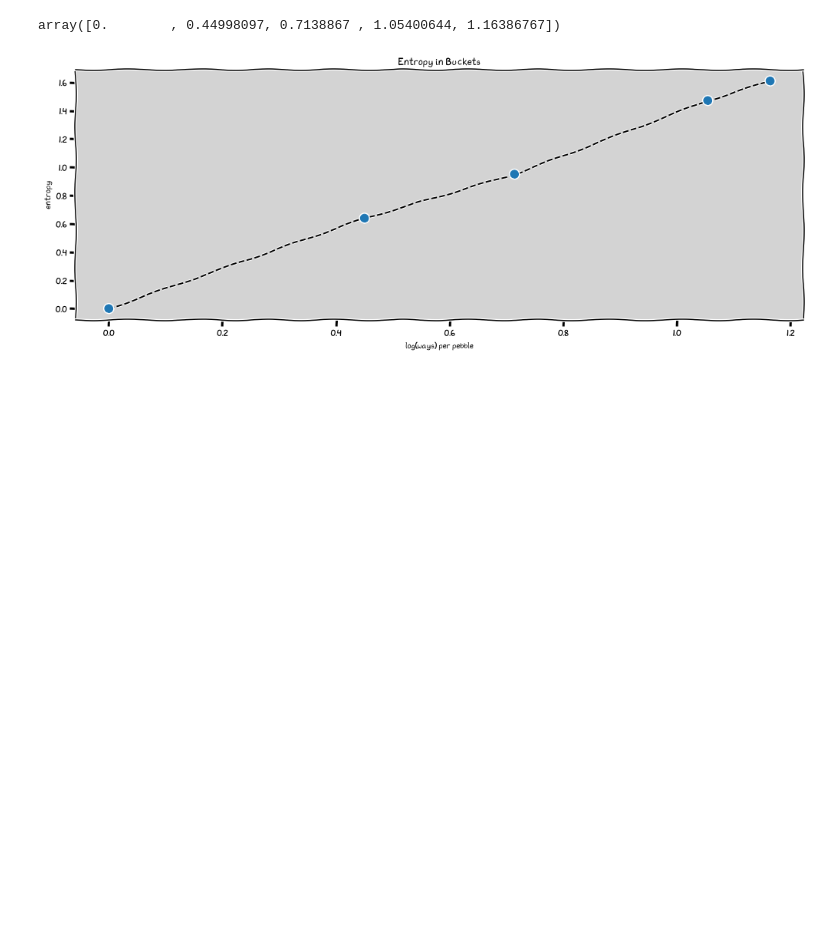
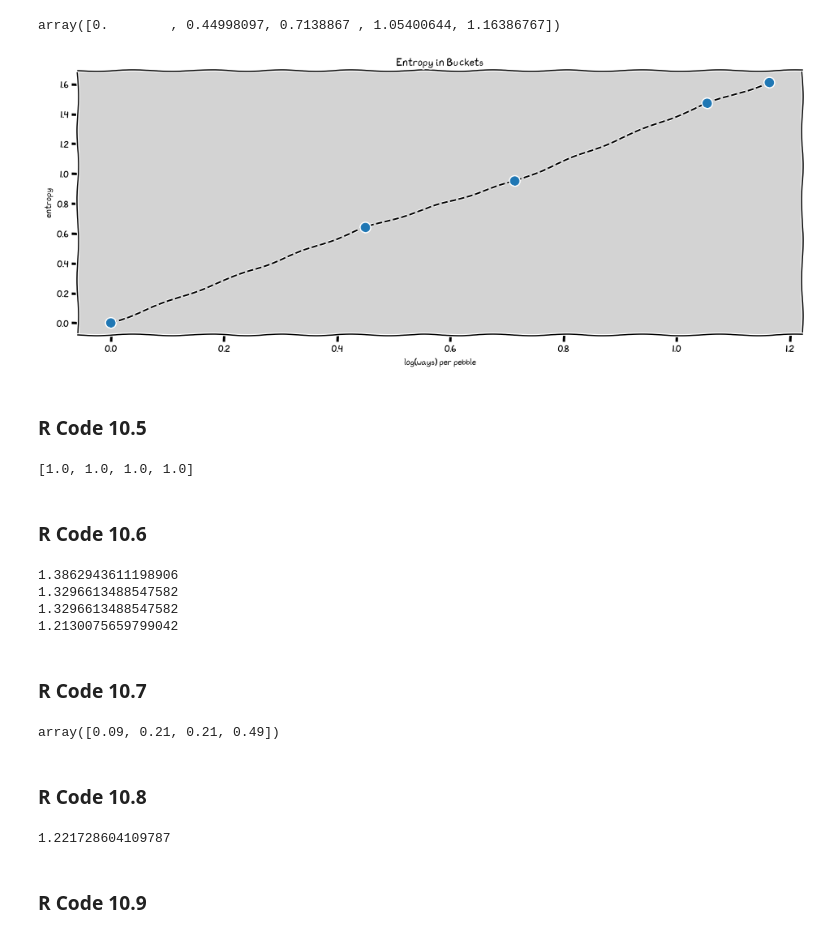
Before and after one commit to rodolphomacedo/statistical_rethinking_pt_BR, a Jupyter notebook: parte_10.ipynb, the cells around one changed output. Saved outputs shown, nothing was run; the diff lists cells and outputs as text; code cells hidden in the pictures; blank space fills up the shorter version.

```diff
--- a/parte_10.ipynb
+++ b/parte_10.ipynb
@@ -112,15 +112,66 @@ logwayspp
 # %% [output]
 array([0.        , 0.44998097, 0.7138867 , 1.05400644, 1.16386767])
 # %%
-plt.figure(figsize=(17, 6))
+plt.figure(figsize=(16, 6))
 
 plt.plot(logwayspp, df_H.T.values, '--', c='black')
 plt.plot(logwayspp, df_H.T.values, 'o', ms=10)
 
 plt.title('Entropy in Buckets')
 plt.xlabel('log(ways) per pebble')
 plt.ylabel('entropy')
 
 plt.show()
 # %% [output]
-[figure, old version]
+[figure, new version]
+# %% [markdown]
+### R Code 10.5
+# %%
+# Build list of canditate distributions
+p = [
+    [1/4, 1/4, 1/4, 1/4],
+    [2/6, 1/6, 1/6, 2/6],
+    [1/6, 2/6, 2/6, 1/6],
+    [1/8, 4/8, 2/8, 1/8],
+]
+
+# Compute the expected values of each
+result = [np.sum(np.multiply(p_i, [0, 1, 1, 2])) for p_i in p]
+result
+# %% [output]
+[1.0, 1.0, 1.0, 1.0]
+# %% [markdown]
+### R Code 10.6
+# %%
+# Compute the entropy of each distribution
+
+for p_i in p:
+    print(-np.sum(p_i * np.log(p_i)))
+# %% [output]
+1.3862943611198906
+1.3296613488547582
+1.3296613488547582
+1.2130075659799042
+# %% [markdown]
+### R Code 10.7
+# %%
+p = 0.7
+
+A = [
+    (1-p)**2,
+    p*(1-p),
+    (1-p)*p,
+    (p)**2,
+]
+
+np.round(A, 3)
+# %% [output]
+array([0.09, 0.21, 0.21, 0.49])
+# %% [markdown]
+### R Code 10.8
+# %%
+- np.sum(A * np.log(A))
+# %% [output]
+1.221728604109787
+# %% [markdown]
+### R Code 10.9
```
Also changed, not shown: parts of 9 cells of this notebook.
